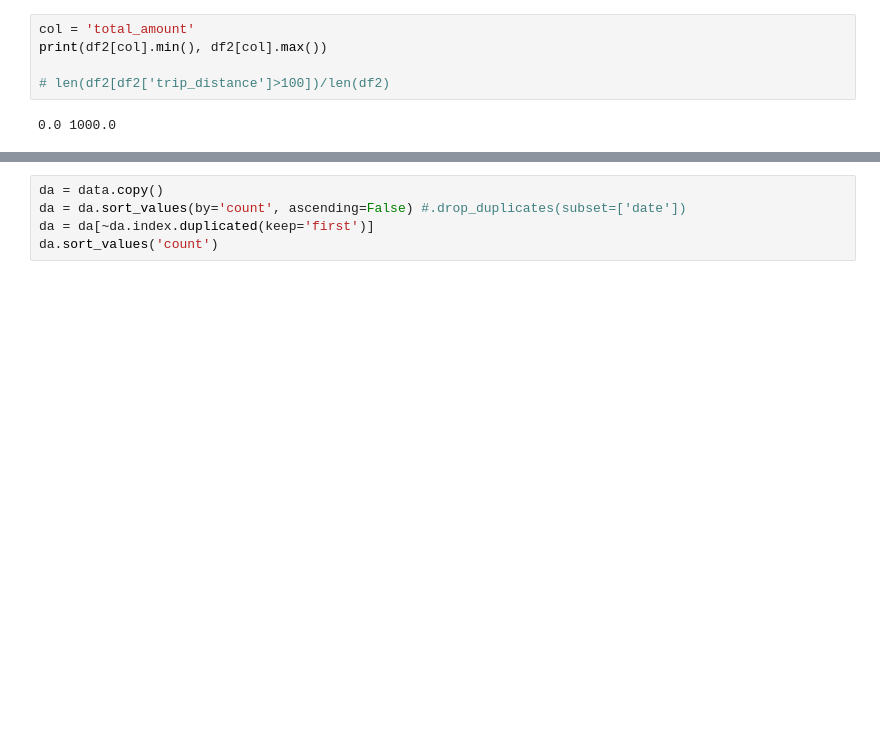
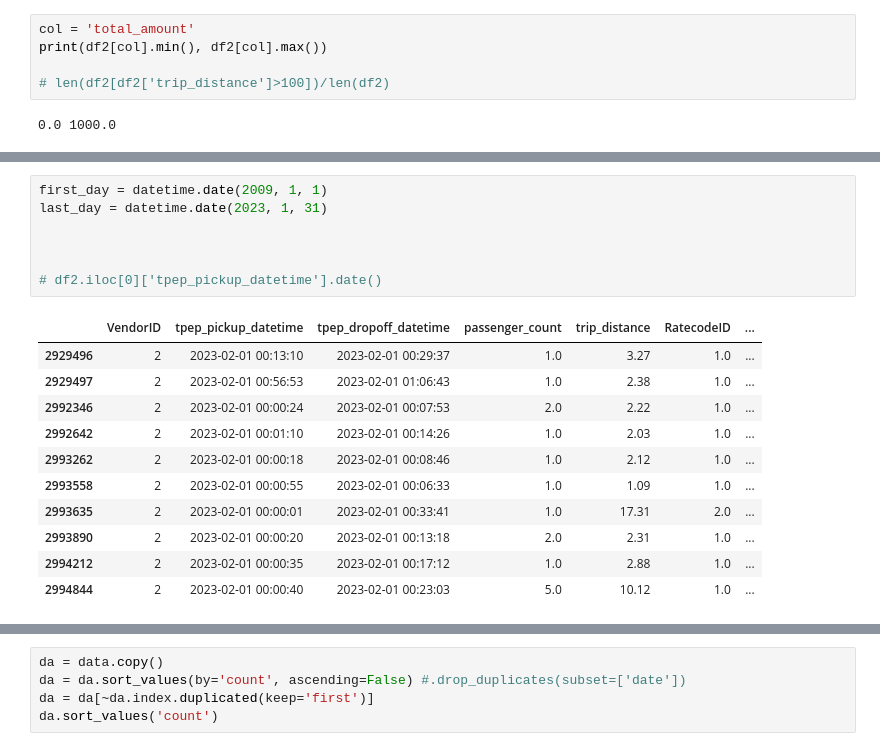
Before and after one commit to tomweinandy/AIinPowerBI, a Jupyter notebook: clean_taxi_data.ipynb, the cells around one changed output, grey strips where cells are left out. Drawn from its saved outputs; the diff is of its cells as text; blank space fills up the shorter version.

Commit message:
Filter out dates not in range. Clean up, comment code.

```diff
--- a/clean_taxi_data.ipynb
+++ b/clean_taxi_data.ipynb
@@ -45,2 +47,21 @@ print(df2[col].min(), df2[col].max())
+# %%
+first_day = datetime.date(2009, 1, 1)
+last_day = datetime.date(2023, 1, 31)
+
+
+
+# df2.iloc[0]['tpep_pickup_datetime'].date()
+# %% [output]
+|  | VendorID | tpep_pickup_datetime | tpep_dropoff_datetime | passenger_count | trip_distance | RatecodeID | ... |
+| 2929496 | 2 | 2023-02-01 00:13:10 | 2023-02-01 00:29:37 | 1.0 | 3.27 | 1.0 | ... |
+| 2929497 | 2 | 2023-02-01 00:56:53 | 2023-02-01 01:06:43 | 1.0 | 2.38 | 1.0 | ... |
+| 2992346 | 2 | 2023-02-01 00:00:24 | 2023-02-01 00:07:53 | 2.0 | 2.22 | 1.0 | ... |
+| 2992642 | 2 | 2023-02-01 00:01:10 | 2023-02-01 00:14:26 | 1.0 | 2.03 | 1.0 | ... |
+| 2993262 | 2 | 2023-02-01 00:00:18 | 2023-02-01 00:08:46 | 1.0 | 2.12 | 1.0 | ... |
+| 2993558 | 2 | 2023-02-01 00:00:55 | 2023-02-01 00:06:33 | 1.0 | 1.09 | 1.0 | ... |
+| 2993635 | 2 | 2023-02-01 00:00:01 | 2023-02-01 00:33:41 | 1.0 | 17.31 | 2.0 | ... |
+| 2993890 | 2 | 2023-02-01 00:00:20 | 2023-02-01 00:13:18 | 2.0 | 2.31 | 1.0 | ... |
+| 2994212 | 2 | 2023-02-01 00:00:35 | 2023-02-01 00:17:12 | 1.0 | 2.88 | 1.0 | ... |
+| 2994844 | 2 | 2023-02-01 00:00:40 | 2023-02-01 00:23:03 | 5.0 | 10.12 | 1.0 | ... |
 # %%
 import numpy as np
```
Also changed, not shown: parts of 5 cells of this notebook.
